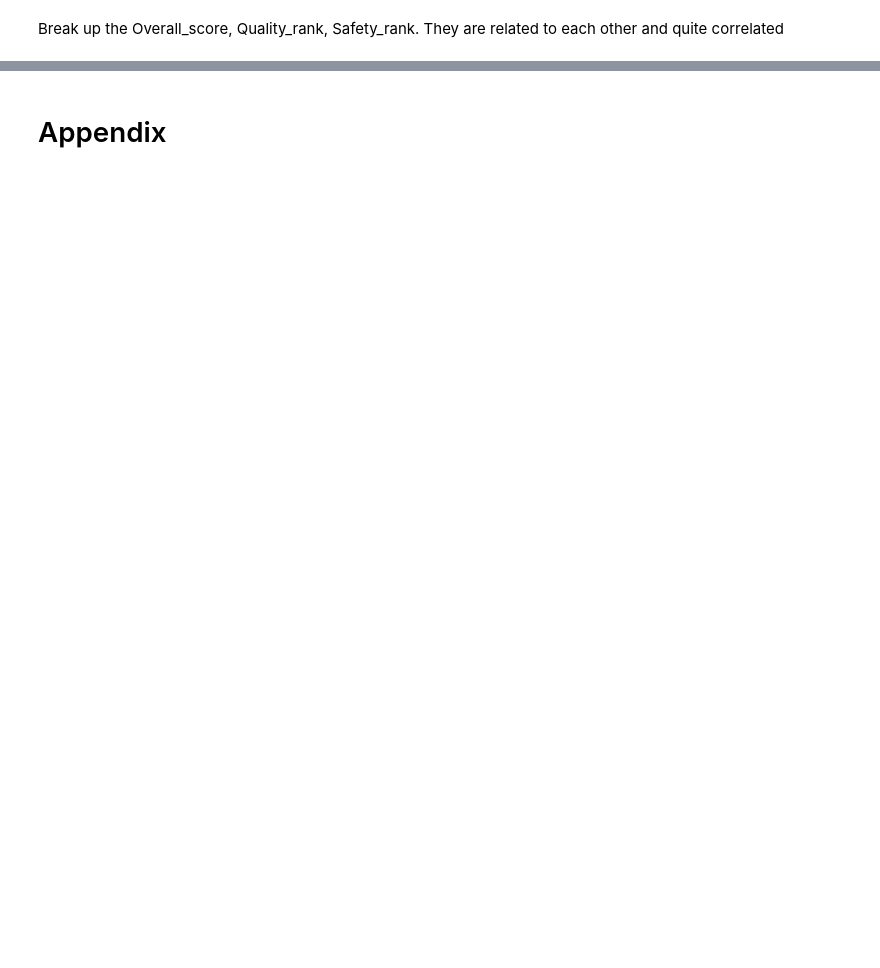
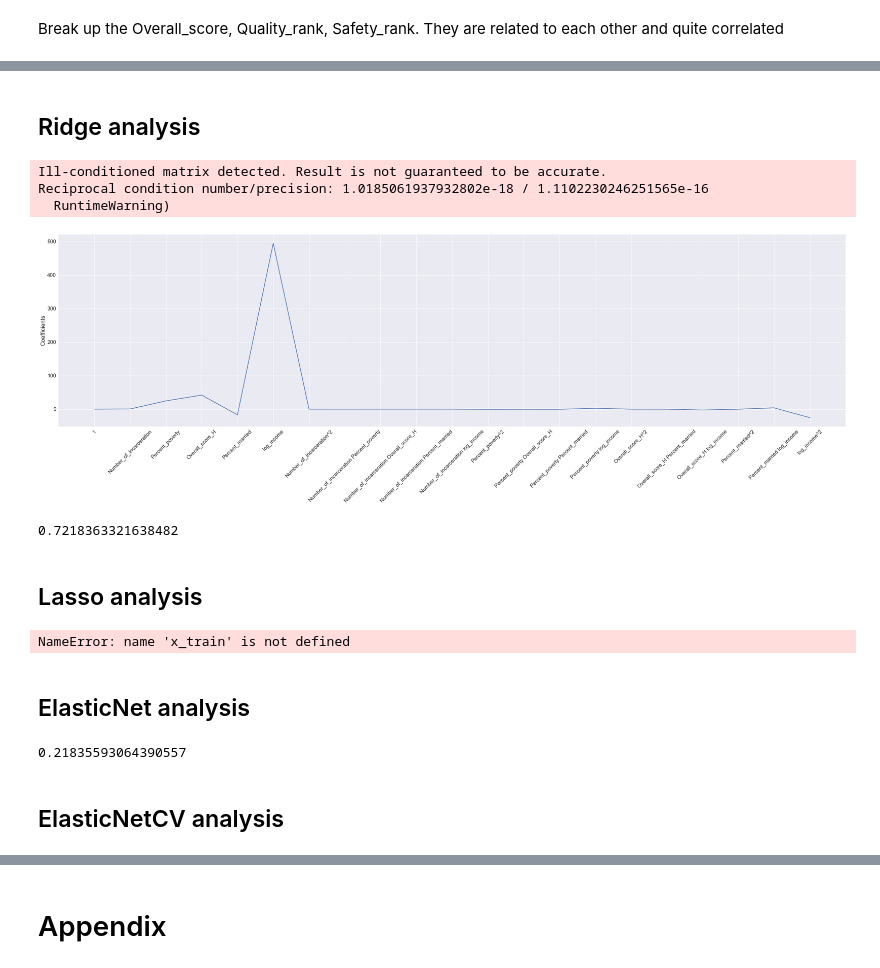
Before and after one commit to amycurneen/Metis-Curneen, a Jupyter notebook: Project 2/Data manipulation.ipynb, the cells around one changed output, grey strips where cells are left out. Drawn from its saved outputs; the diff is of its cells as text; code cells hidden in the pictures; blank space fills up the shorter version.

```diff
--- a/Project 2/Data manipulation.ipynb
+++ b/Project 2/Data manipulation.ipynb
@@ -150,0 +121,3 @@ features.corr()
+# %%
+y = features.Overall_score
+x = features.drop(['Overall_score','State'],1)
@@ -150,0 +166,69 @@ features.corr()
+# %% [markdown]
+## Ridge analysis
+# %%
+from sklearn.linear_model import Ridge
+
+ridge = Ridge(alpha=1e-5)
+
+# plt.plot(np.arange(100),np.squeeze(model.coef_))
+# plt.plot(np.arange(100),w_true)
+# plt.legend(["Estimated","True"])
+# plt.show()
+
+ridge_coef = ridge.fit(x, y).coef_
+_ = plt.figure(figsize=(40,10))
+_ = plt.plot(range(len(x.columns)), ridge_coef)
+_ = plt.xticks(range(len(x.columns)), x.columns, rotation=45)
+_ = plt.ylabel('Coefficients')
+
+plt.show()
+ridge.score(x,y)
+# %% [output]
+Ill-conditioned matrix detected. Result is not guaranteed to be accurate.
+Reciprocal condition number/precision: 1.0185061937932802e-18 / 1.1102230246251565e-16
+  RuntimeWarning)
+[figure, added]
+0.7218363321638482
+# %% [markdown]
+## Lasso analysis
+# %%
+from sklearn.linear_model import Lasso
+
+#alphas = [5e-3, 2e-2]
+#for i in alphas:
+
+
+lasso = Lasso(alpha=1e-4)
+lasso_coef = lasso.fit(x_train, y_train).coef_
+_ = plt.figure(figsize=(40,10))
+_ = plt.plot(range(len(x.columns)), lasso_coef)
+_ = plt.xticks(range(len(x.columns)), x.columns, rotation=45)
+_ = plt.ylabel('Coefficients')
+
+plt.show()
+lasso.score(x_test,y_test)
+# %% [output]
+NameError: name 'x_train' is not defined
+# %% [markdown]
+## ElasticNet analysis
+# %%
+from sklearn.linear_model import ElasticNet
+
+elastic = ElasticNet(alpha=1e-4)
+elastic_coef = elastic.fit(x, y).coef_
+_ = plt.figure(figsize=(40,10))
+_ = plt.plot(range(len(x.columns)), lasso_coef)
+_ = plt.xticks(range(len(x.columns)), x.columns, rotation=45)
+_ = plt.ylabel('Coefficients')
+
+plt.show()
+lasso.score(x,y)
+
+en = ElasticNet(1e-9)
+en.fit(X_train,y_train)
+
+en.score(X_test,y_test)
+# %% [output]
+0.21835593064390557
+# %% [markdown]
+## ElasticNetCV analysis
```
Also changed, not shown: parts of 22 cells of this notebook, 1 other file.
